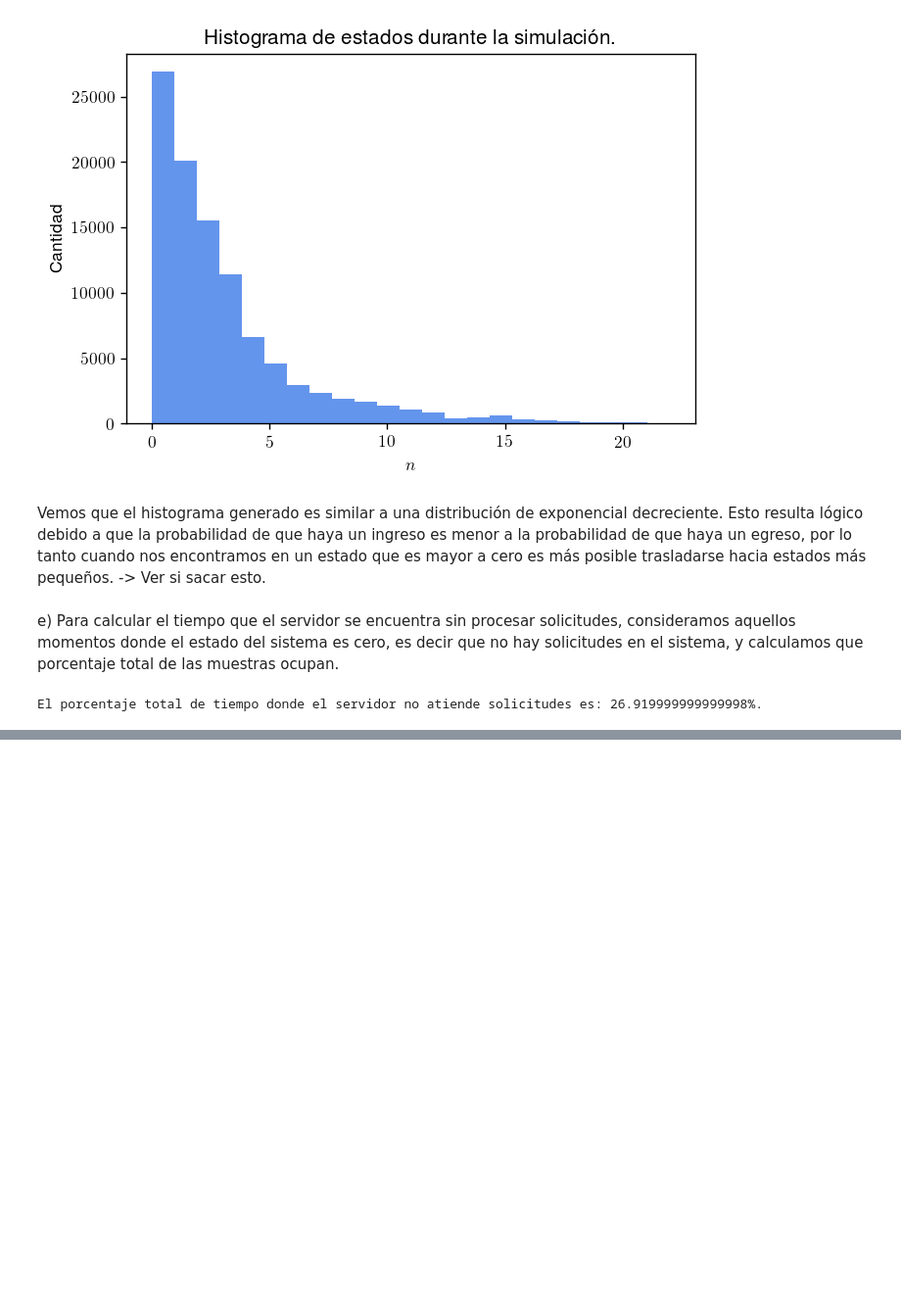
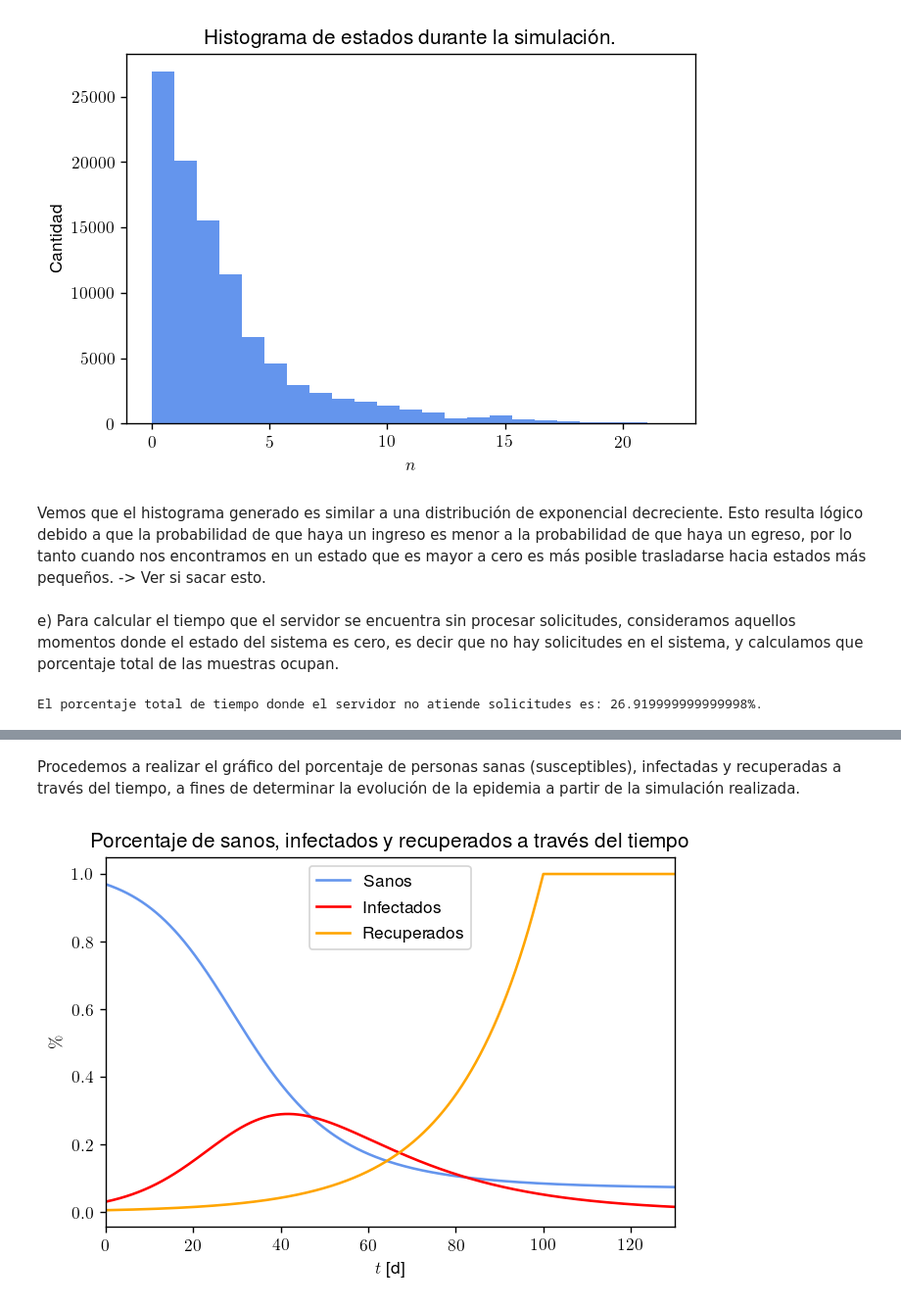
Before and after one commit to jian01/simulaamigues, a Jupyter notebook: TP2.ipynb, the cells around one changed output, grey strips where cells are left out. Shown: that part at 98% size. Saved outputs shown, nothing was run; the diff lists cells and outputs as text; code cells hidden in the pictures; blank space fills up the shorter version.

```diff
--- a/TP2.ipynb
+++ b/TP2.ipynb
@@ -239,0 +286,45 @@ El porcentaje total de tiempo donde el servidor no atiende solicitudes es: 26.91
+# %%
+def sir_model(x, beta, gamma):
+    # x[0] contiene los susceptibles; x[1] contiene a los infectados; x[2] contiene a los recuperados.
+    return np.array([-beta * x[0] * x[1], beta * x[0] * x[1] - gamma * x[1], gamma * x[2]])
+
+def simular_sir_con_runge_kutta(x_0, h, tiempo, beta, gamma):
+    N = int(tiempo / h)
+    tiempos = [0]
+    valores = [x_0]
+    for i in range(1, N):
+        k_1 = sir_model(valores[i-1], beta, gamma)
+        k_2 = sir_model(valores[i-1] + 0.5 * k_1 * h, beta, gamma)
+        k_3 = sir_model(valores[i-1] + 0.5 * k_2 * h, beta, gamma)
+        k_4 = sir_model(valores[i-1] + k_3 * h, beta, gamma)
+        valores.append(np.array(valores[i-1] + 1/6 * h * (k_1 + 2*k_2 + 2*k_3 + k_4)))
+        tiempos.append(tiempos[i-1] + h)
+    return tiempos, valores
+# %%
+s_0 = 0.97
+i_0 = 0.03
+r_0 = 0.005
+h = 0.01
+
+beta = 0.27
+gamma = 0.043
+
+tiempos, valores = simular_sir_con_runge_kutta(np.array([s_0, i_0, r_0]), h, 130, beta, gamma)
+# %% [markdown]
+Procedemos a realizar el gráfico del porcentaje de personas sanas (susceptibles), infectadas y recuperadas a través del tiempo, a fines de determinar la evolución de la epidemia a partir de la simulación realizada.
+# %%
+porcentaje_sanos = [valor[0] for valor in valores]
+porcentaje_infectados = [valor[1] for valor in valores]
+porcentaje_recuperados = [valor[2] if valor[2] < 1 else 1 for valor in valores]
+plt.figure(dpi=125)
+sanos, = plt.plot(tiempos, porcentaje_sanos, color="cornflowerblue", label="Sanos")
+infectados, = plt.plot(tiempos, porcentaje_infectados, color="red", label="Infectados")
+recuperados, = plt.plot(tiempos, porcentaje_recuperados, color="orange", label="Recuperados")
+plt.title("Porcentaje de sanos, infectados y recuperados a través del tiempo")
+plt.xlabel(r"$t$ [d]")
+plt.xlim(0,130)
+plt.ylabel(r"$\%$")
+plt.legend(handles=[sanos, infectados, recuperados])
+plt.show()
+# %% [output]
+[figure, added]
```
Also changed, not shown: parts of 10 cells of this notebook.
